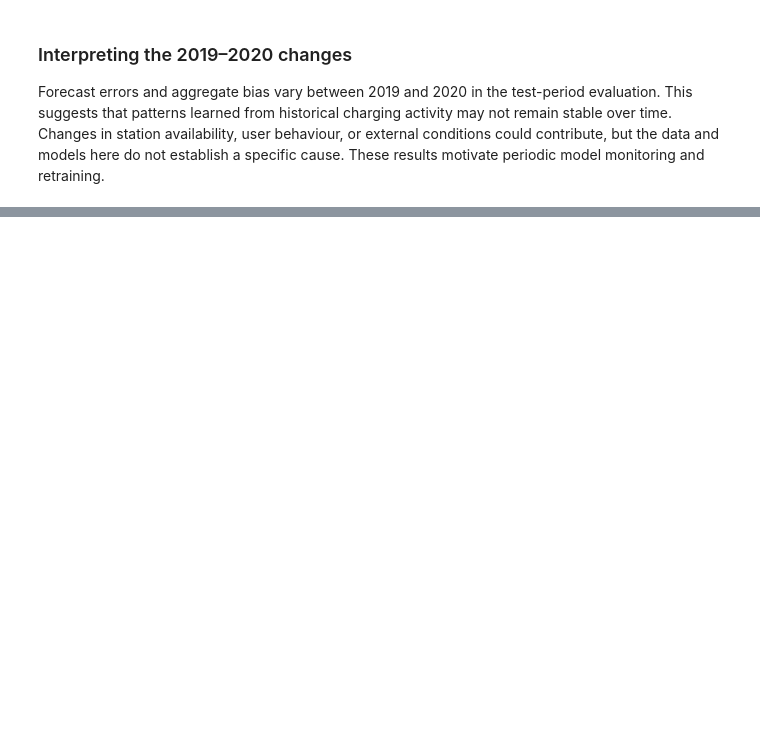
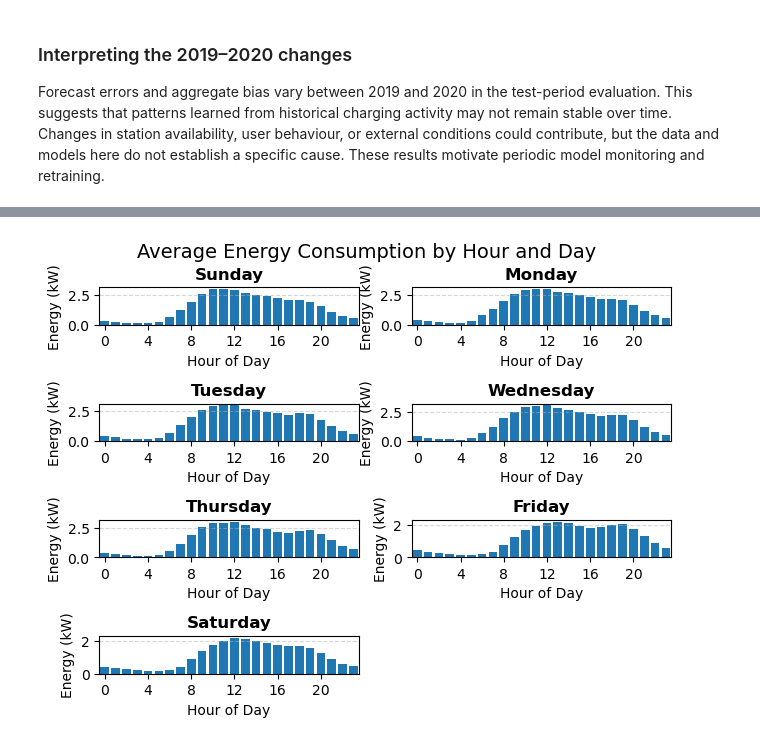
Before and after one commit to ph-2001/DTU-Business-Analytics-2026, a Jupyter notebook: notebooks/03_prediction_model.ipynb, the cells around one changed output, grey strips where cells are left out. Drawn from its saved outputs; the diff is of its cells as text; code cells hidden in the pictures; blank space fills up the shorter version.

```diff
--- a/notebooks/03_prediction_model.ipynb
+++ b/notebooks/03_prediction_model.ipynb
@@ -1729,0 +1730,34 @@ Stations with lower Extended GB MAE than baseline: 44 out of 46
+# %%
+# Cell 22: Baseline model visualization
+
+energy = hourly_complete.sort_values(
+    ["Station Name", "Hour"]
+).copy()
+
+# Calendar features
+energy["Weekday"] = energy["Hour"].dt.weekday
+energy["HourOfDay"] = energy["Hour"].dt.hour
+
+energy_df = energy.groupby(['Weekday', 'HourOfDay'])['Energy (kWh)'].mean().reset_index()
+day_of_week = ['Sunday', 'Monday', 'Tuesday', 'Wednesday', 'Thursday', 'Friday', 'Saturday']
+
+
+for i in range(7):
+
+    ax = plt.subplot(4, 2, i+1)
+    day_data = energy_df[energy_df['Weekday'] == i]
+    ax.bar(day_data['HourOfDay'].astype(str), day_data['Energy (kWh)'])
+
+    ax.set_title(day_of_week[i], fontsize=12, fontweight='bold')
+    ax.set_xlabel('Hour of Day', fontsize=10)
+    ax.set_ylabel('Energy (kW)', fontsize=10)
+    ax.set_xticks(range(0, 24, 4)) # Show ticks every 6 hours for readability
+    ax.grid(axis='y', linestyle='--', alpha=0.5)
+    ax.set_xlim(-0.5, 23.5)
+
+
+plt.tight_layout()
+plt.suptitle('Average Energy Consumption by Hour and Day', fontsize=14, y=1.02)
+plt.show()
+# %% [output]
+[figure, added]
```
Also changed, not shown: parts of 8 cells of this notebook.
